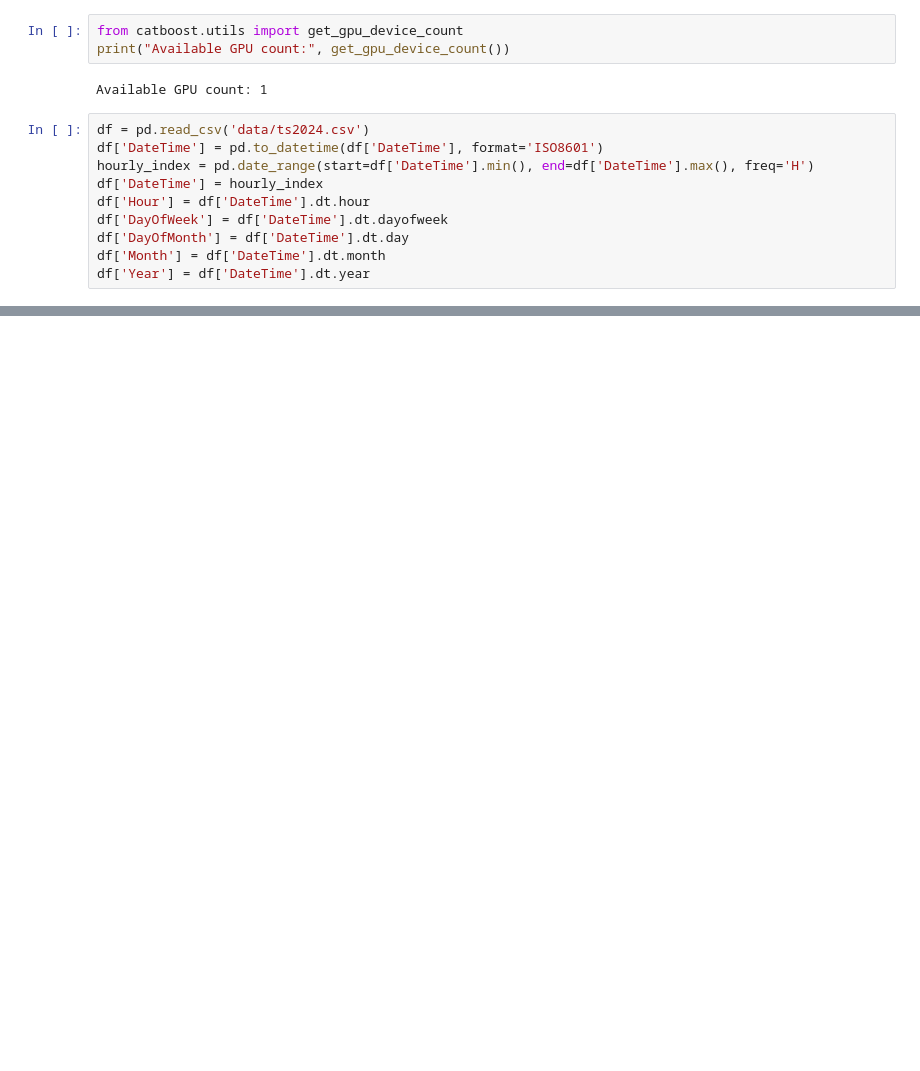
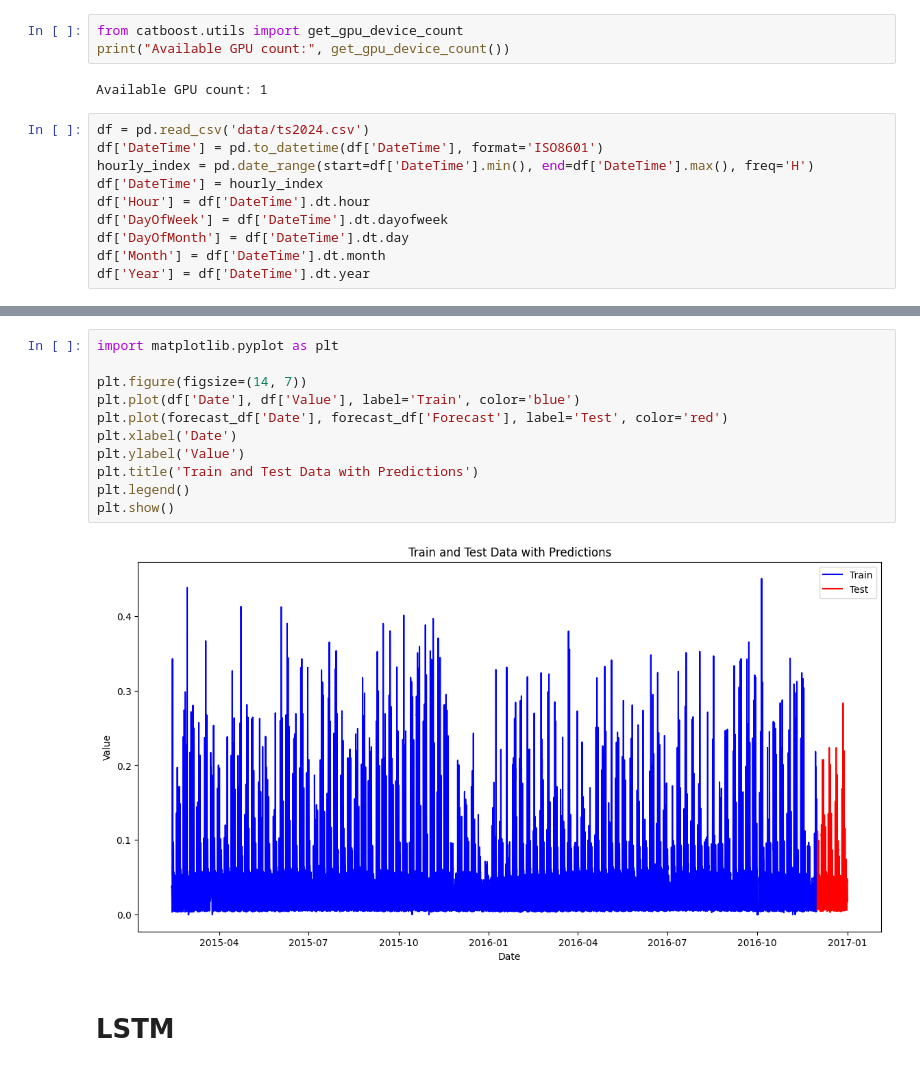
Before and after one commit to pavelhym/Bicocca_ts, a Jupyter notebook: deep_learning_model.ipynb, the cells around one changed output, grey strips where cells are left out. Saved outputs shown, nothing was run; the diff lists cells and outputs as text; blank space fills up the shorter version.

```diff
--- a/deep_learning_model.ipynb
+++ b/deep_learning_model.ipynb
@@ -265,0 +248,15 @@ tfm.load_from_checkpoint(repo_id="google/timesfm-1.0-200m")
+# %%
+import matplotlib.pyplot as plt
+
+plt.figure(figsize=(14, 7))
+plt.plot(df['Date'], df['Value'], label='Train', color='blue')
+plt.plot(forecast_df['Date'], forecast_df['Forecast'], label='Test', color='red')
+plt.xlabel('Date')
+plt.ylabel('Value')
+plt.title('Train and Test Data with Predictions')
+plt.legend()
+plt.show()
+# %% [output]
+[figure, added]
+# %% [markdown]
+# LSTM
```
Also changed, not shown: parts of 53 cells of this notebook, 1 other file.
